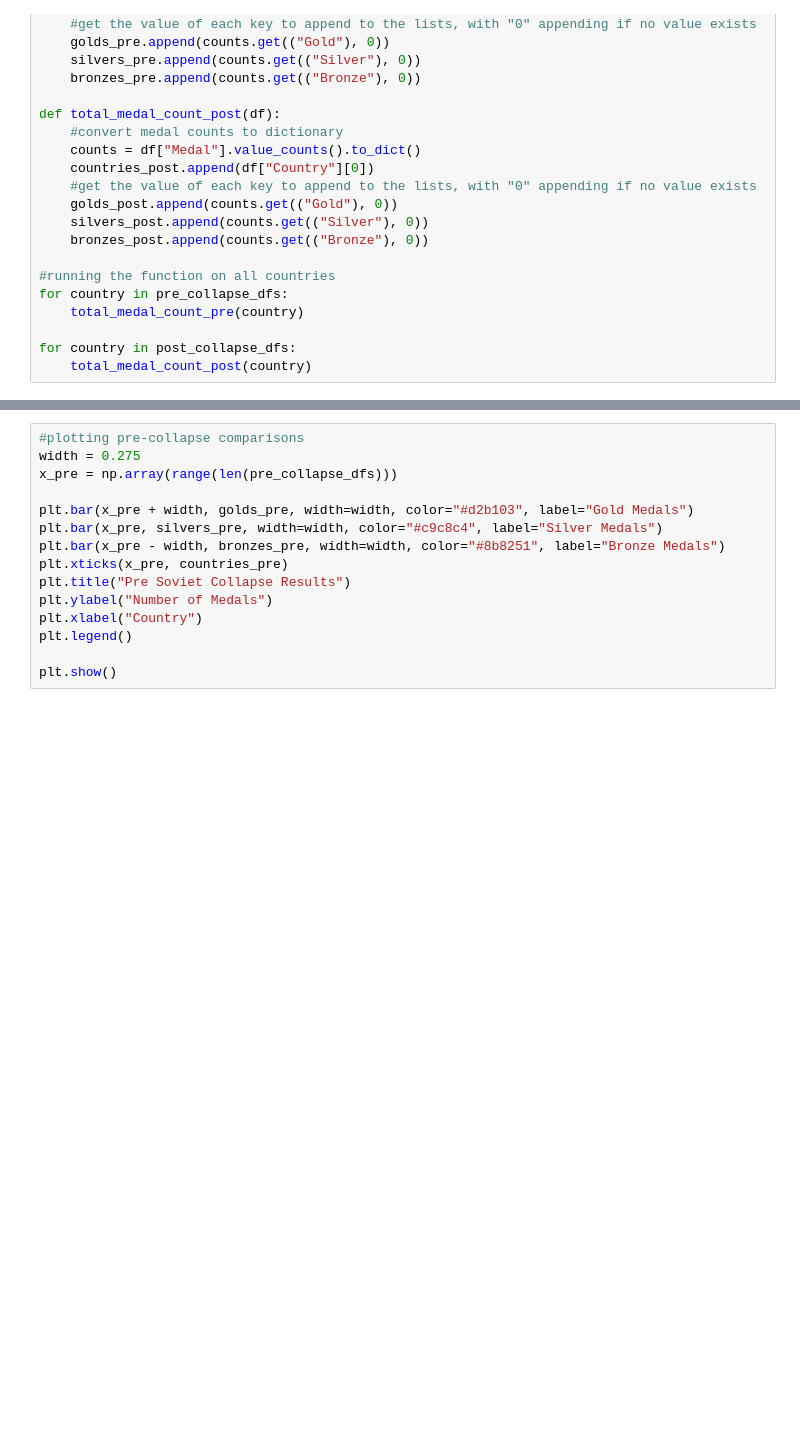
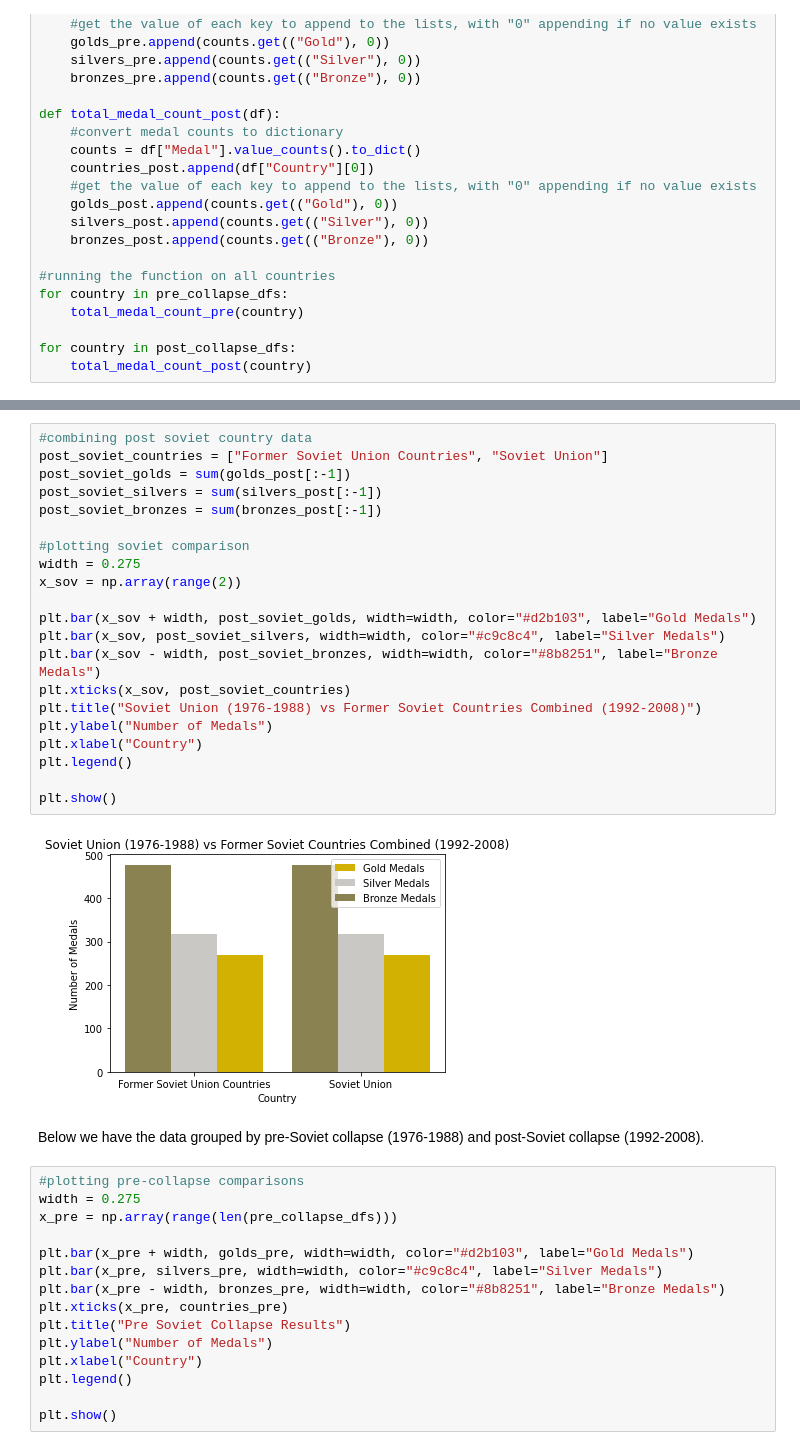
Before and after one commit to rbvancleave/project_1_olympicmedals, a Jupyter notebook: Summer-Olympics-Main.ipynb, the cells around one changed output, grey strips where cells are left out. Saved outputs shown, nothing was run; the diff lists cells and outputs as text; blank space fills up the shorter version.

```diff
--- a/Summer-Olympics-Main.ipynb
+++ b/Summer-Olympics-Main.ipynb
@@ -129,3 +202,28 @@ german_comparison = {
+# %%
+#combining post soviet country data
+post_soviet_countries = ["Former Soviet Union Countries", "Soviet Union"]
+post_soviet_golds = sum(golds_post[:-1])
+post_soviet_silvers = sum(silvers_post[:-1])
+post_soviet_bronzes = sum(bronzes_post[:-1])
+
+#plotting soviet comparison
+width = 0.275
+x_sov = np.array(range(2))
+
+plt.bar(x_sov + width, post_soviet_golds, width=width, color="#d2b103", label="Gold Medals")
+plt.bar(x_sov, post_soviet_silvers, width=width, color="#c9c8c4", label="Silver Medals")
+plt.bar(x_sov - width, post_soviet_bronzes, width=width, color="#8b8251", label="Bronze Medals")
+plt.xticks(x_sov, post_soviet_countries)
+plt.title("Soviet Union (1976-1988) vs Former Soviet Countries Combined (1992-2008)")
+plt.ylabel("Number of Medals")
+plt.xlabel("Country")
+plt.legend()
+
+plt.show()
+# %% [output]
+[figure, added]
+# %% [markdown]
+Below we have the data grouped by pre-Soviet collapse (1976-1988) and post-Soviet collapse (1992-2008).
 # %%
 #plotting pre-collapse comparisons
 width = 0.275
```
Also changed, not shown: parts of 12 cells of this notebook.
